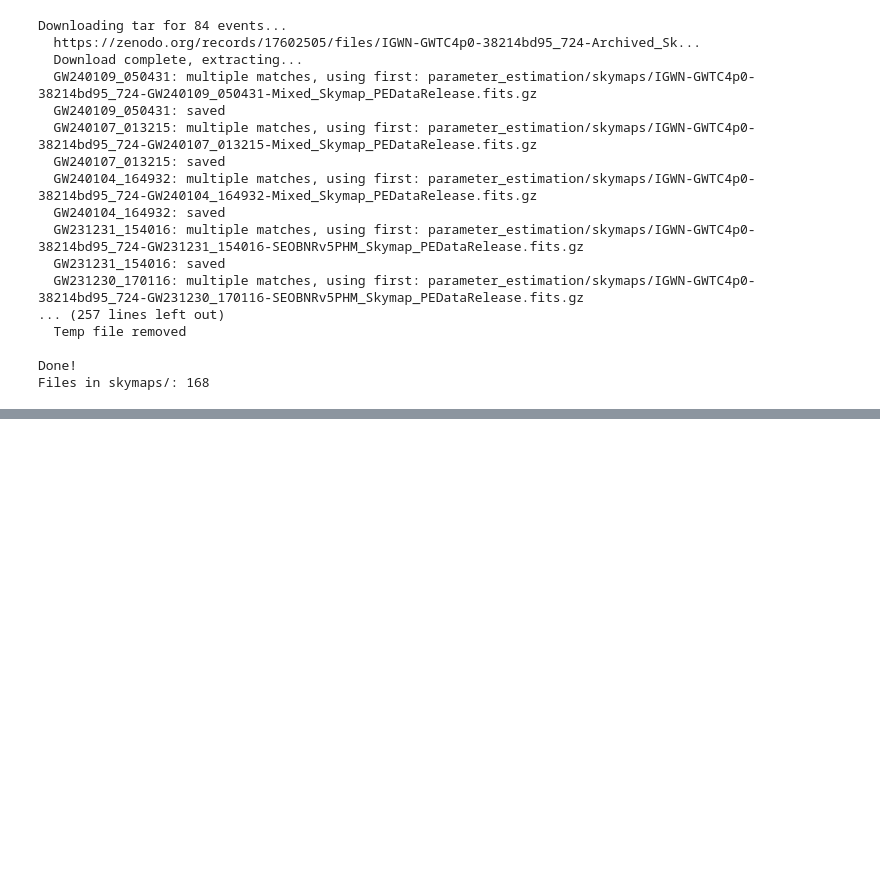
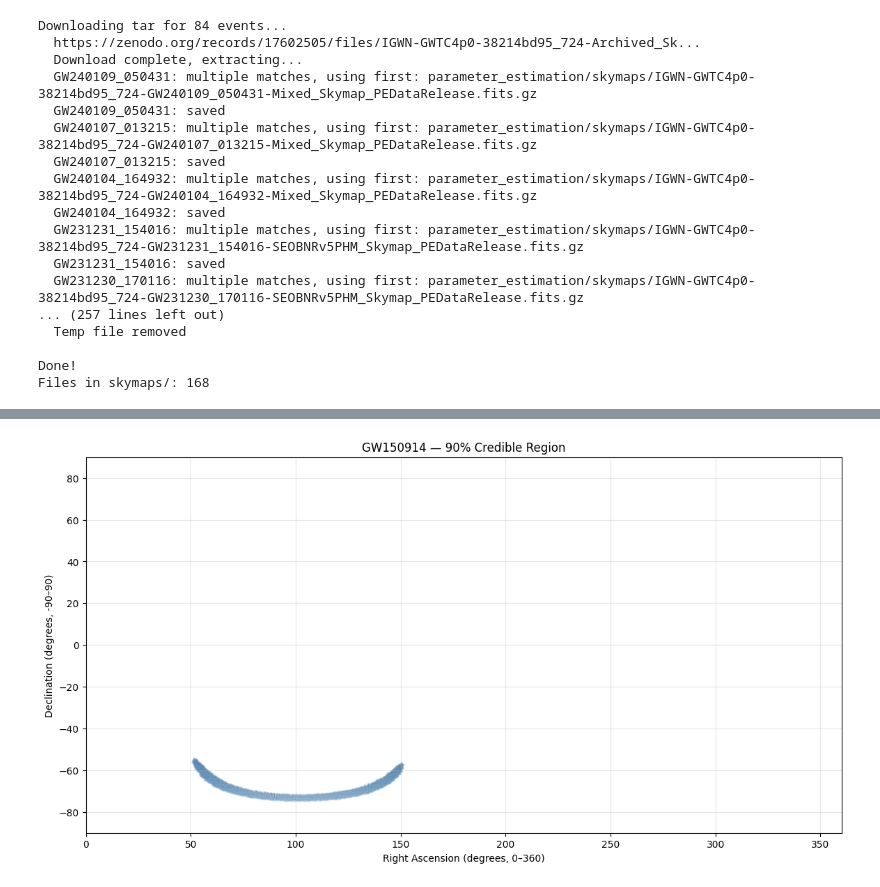
Before and after one commit to ZoeyZhu2/BBH-Visualization, a Jupyter notebook: bbh_visualization.ipynb, the cells around one changed output, grey strips where cells are left out. Drawn from its saved outputs; the diff is of its cells as text; code cells hidden in the pictures; blank space fills up the shorter version.

```diff
--- a/bbh_visualization.ipynb
+++ b/bbh_visualization.ipynb
@@ -259,0 +309,47 @@ First 15 filenames in tar:
+# %%
+#Cell 10: Compute and plot the 90% credible region contour for GW150914
+# Sort pixels by probability, highest first
+# Then find the minimum number of pixels that sum to 90% of total probability
+
+sorted_indices = np.argsort(skymap_ring)[::-1]
+#returns the indices that would sort the array from lowest to highest. [::-1] reverses it so it's highest to lowest.
+cumsum = np.cumsum(skymap_ring[sorted_indices])  #an array containing running total of probability (cumulative sums)
+threshold = cumsum.searchsorted(0.90)  # how many pixels to reach 90%, ie the index of cumsum where we reach 0.9
+
+# Make a binary map: 1 inside 90% region, 0 outside
+confidence_map = np.zeros(len(skymap_ring)) #reates a new array of zeros, same length as the skymap.
+confidence_map[sorted_indices[:threshold]] = 1.0 #make binary map where every pixel up to the threshold is set to 1.0
+
+# Convert every pixel center to (ra, dec) coordinates to plot as scatter plot
+nside = hp.npix2nside(len(confidence_map)) #Determines the HEALPix resolution level (NSIDE) from the total number of pixels.
+npix = len(confidence_map) #total pixel count
+theta, phi = hp.pix2ang(nside, np.arange(npix), nest=False) #Converts all pixel indices to spherical coordinates: theta (colatitude) and phi (longitude)
+
+# healpy uses physics convention: theta=colatitude (0=north pole), phi=longitude
+#Convert from HEALPix's physics convention to astronomical coordinates (RA/Dec).
+dec = 90 - np.degrees(theta)  # convert to declination (-90 to 90)
+ra = np.degrees(phi)           # convert to RA (0 to 360)
+
+# Only plot pixels inside the 90% region
+inside = confidence_map == 1.0 #Create a boolean mask selecting only pixels inside the 90% region (value = 1.0).
+plt.figure(figsize=(14, 7))
+plt.scatter(ra[inside], dec[inside], s=0.01, c="steelblue", alpha=0.5) #Plots only the credible region pixels as points on an RA/Dec grid.
+plt.xlabel("Right Ascension (degrees, 0–360)")
+plt.ylabel("Declination (degrees, -90–90)")
+plt.title("GW150914 — 90% Credible Region")
+#Sets axis ranges to match standard astronomical coordinates.
+plt.xlim(0, 360)
+plt.ylim(-90, 90)
+plt.grid(True, alpha=0.3)
+plt.show()
+# # Plot it
+# hp.cartview(
+#     confidence_map,
+#     title="GW150914 — 90% Credible Region",
+#     cmap="Blues",
+#     fig=1
+# )
+# hp.graticule()
+# plt.show()
+# %% [output]
+[figure, added]
```
Also changed, not shown: parts of 4 cells of this notebook.
